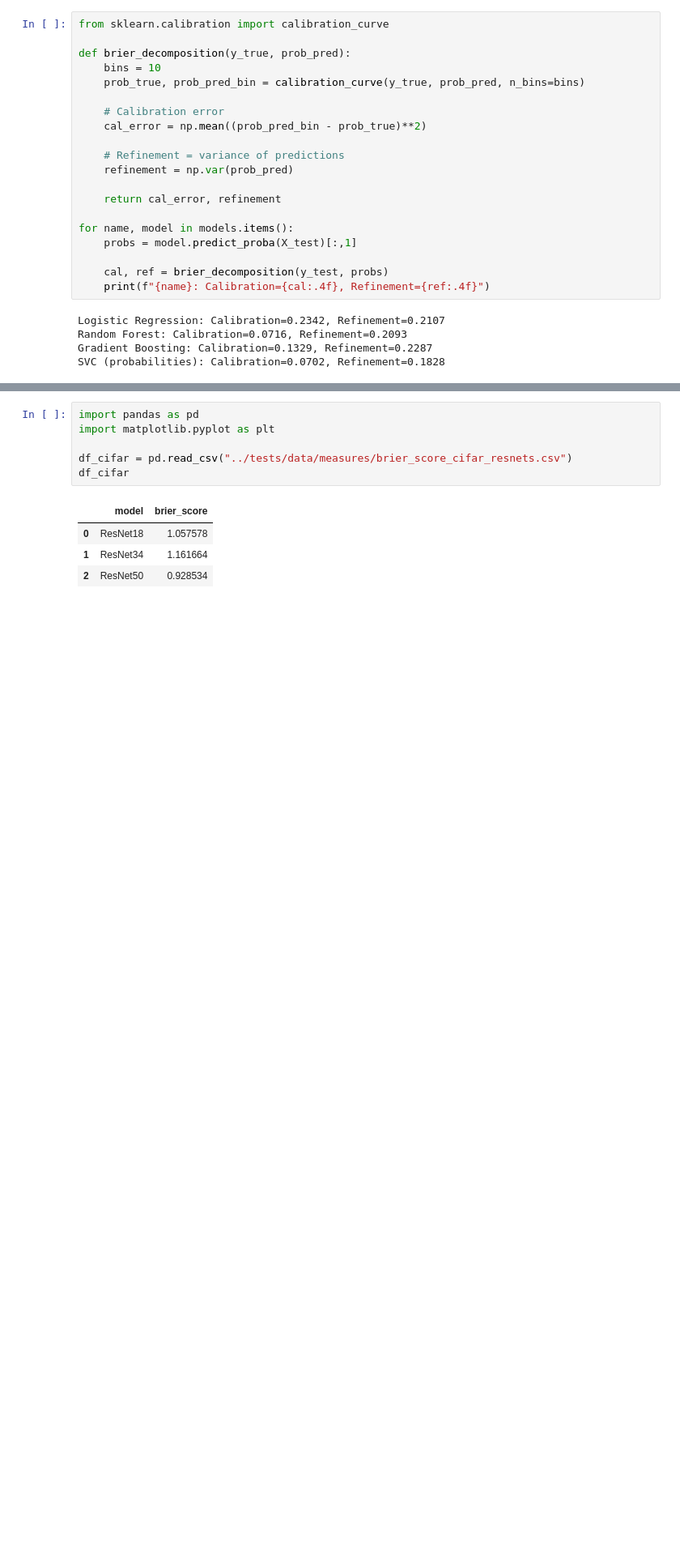
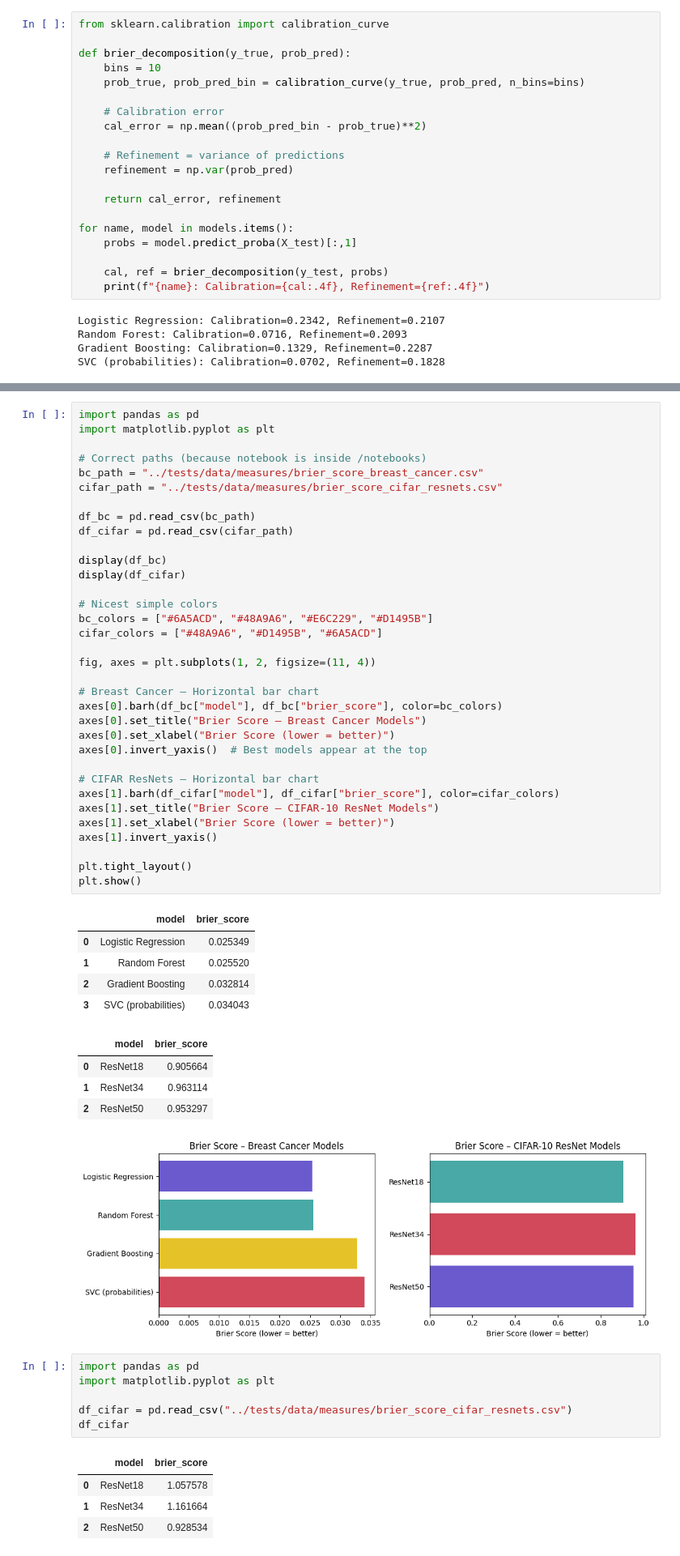
Before and after one commit to osmanovic-lejla/a4s-accuracy-metric, a Jupyter notebook: notebooks/brier_score_breast_cancer.ipynb, the cells around one changed output, grey strips where cells are left out. Shown at 81% size. Saved outputs shown, nothing was run; the diff lists cells and outputs as text; blank space fills up the shorter version.

```diff
--- a/notebooks/brier_score_breast_cancer.ipynb
+++ b/notebooks/brier_score_breast_cancer.ipynb
@@ -167,3 +245,48 @@ SVC (probabilities): Calibration=0.0702, Refinement=0.1828
+# %%
+import pandas as pd
+import matplotlib.pyplot as plt
+
+# Correct paths (because notebook is inside /notebooks)
+bc_path = "../tests/data/measures/brier_score_breast_cancer.csv"
+cifar_path = "../tests/data/measures/brier_score_cifar_resnets.csv"
+
+df_bc = pd.read_csv(bc_path)
+df_cifar = pd.read_csv(cifar_path)
+
+display(df_bc)
+display(df_cifar)
+
+# Nicest simple colors
+bc_colors = ["#6A5ACD", "#48A9A6", "#E6C229", "#D1495B"]
+cifar_colors = ["#48A9A6", "#D1495B", "#6A5ACD"]
+
+fig, axes = plt.subplots(1, 2, figsize=(11, 4))
+
+# Breast Cancer – Horizontal bar chart
+axes[0].barh(df_bc["model"], df_bc["brier_score"], color=bc_colors)
+axes[0].set_title("Brier Score – Breast Cancer Models")
+axes[0].set_xlabel("Brier Score (lower = better)")
+axes[0].invert_yaxis()  # Best models appear at the top
+
+# CIFAR ResNets – Horizontal bar chart
+axes[1].barh(df_cifar["model"], df_cifar["brier_score"], color=cifar_colors)
+axes[1].set_title("Brier Score – CIFAR-10 ResNet Models")
+axes[1].set_xlabel("Brier Score (lower = better)")
+axes[1].invert_yaxis()
+
+plt.tight_layout()
+plt.show()
+# %% [output]
+|  | model | brier_score |
+| 0 | Logistic Regression | 0.025349 |
+| 1 | Random Forest | 0.025520 |
+| 2 | Gradient Boosting | 0.032814 |
+| 3 | SVC (probabilities) | 0.034043 |
+|  | model | brier_score |
+| 0 | ResNet18 | 0.905664 |
+| 1 | ResNet34 | 0.963114 |
+| 2 | ResNet50 | 0.953297 |
+[figure, added]
 # %%
 import pandas as pd
 import matplotlib.pyplot as plt
```
Also changed, not shown: parts of 18 cells of this notebook.
